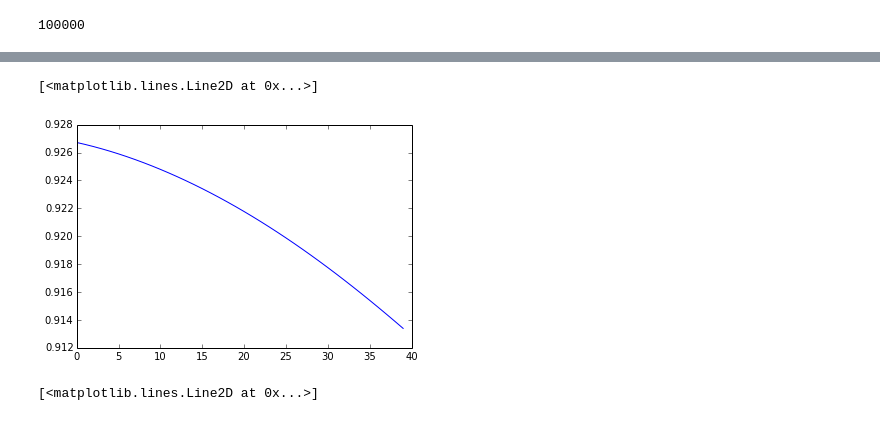
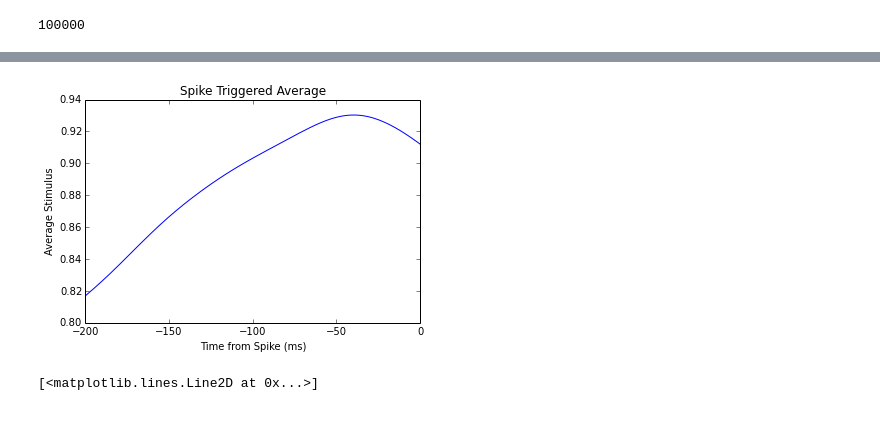
Before and after one commit to Seanny123/SYDE552, a Jupyter notebook: neuron_responses/Q2.ipynb, the cells around one changed output, grey strips where cells are left out. Cells and saved outputs as stored; diff of their text form; code cells hidden in the pictures.

```diff
--- a/neuron_responses/Q2.ipynb
+++ b/neuron_responses/Q2.ipynb
@@ -84,11 +92,15 @@ from scipy.ndimage.filters import gaussian_filter1d
 
 col_noise = gaussian_filter1d(white_noise, sigma=20)
 n_res = synthetic_neuron(col_noise)
-in_avg = stavg(col_noise, n_res)
-plt.plot(in_avg)
+in_avg = stavg(col_noise, n_res, 200)
-# %% [output]
-[<matplotlib.lines.Line2D at 0x...>]
-[figure, removed]
+# %%
+plt.plot(np.linspace(-200, 0, in_avg.shape[0]), in_avg)
+plt.title("Spike Triggered Average")
+plt.ylabel("Average Stimulus")
+plt.xlabel("Time from Spike (ms)")
+plt.savefig("stavg-smooth")
+# %% [output]
+[figure, added]
 # %%
 plt.plot(gaussian_filter1d(white_noise, sigma=20))
 plt.plot(white_noise)
```
Also changed, not shown: parts of 5 cells of this notebook, 7 other files.
